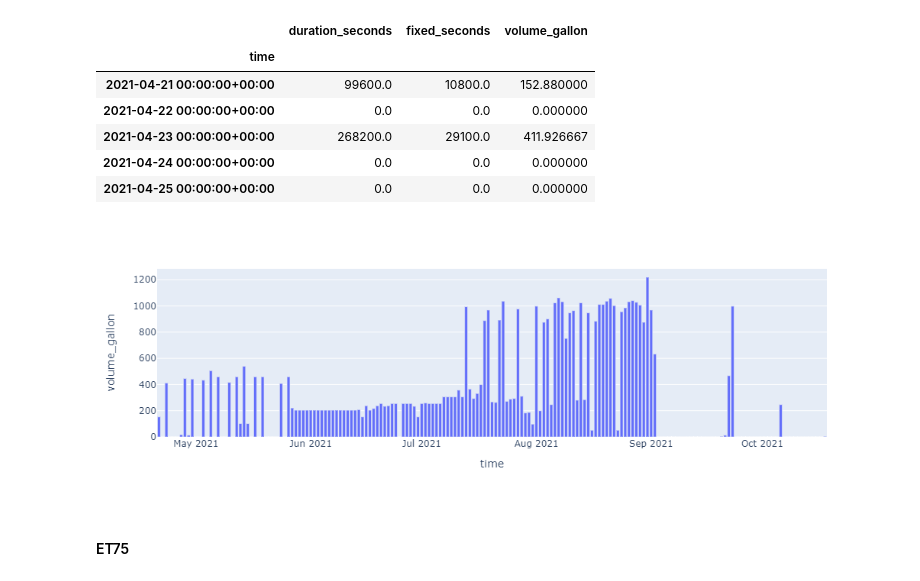
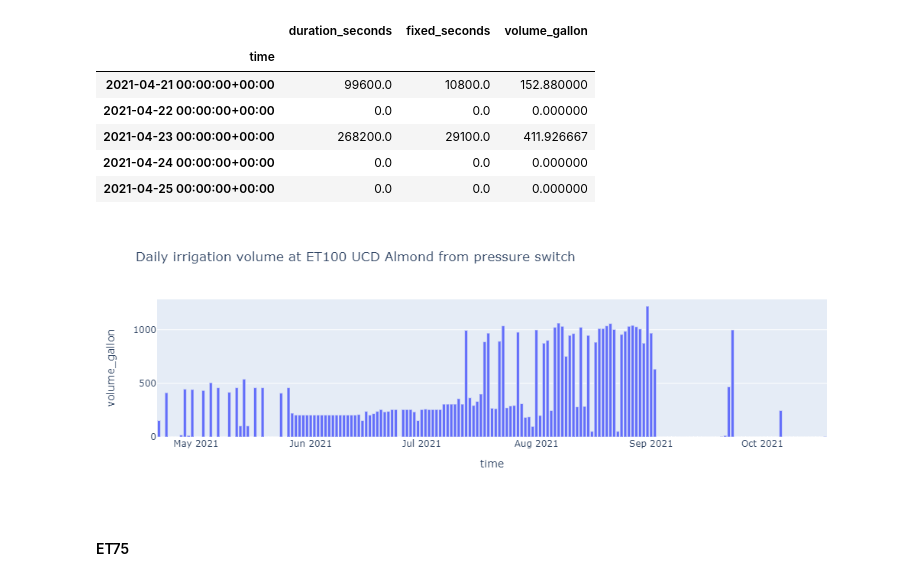
Before and after one commit to Arable/data-check, a Jupyter notebook: pressure_switch_irri_UCD_tomato.ipynb, the cells around one changed output. Saved outputs shown, nothing was run; the diff lists cells and outputs as text; code cells hidden in the pictures.

```diff
--- a/pressure_switch_irri_UCD_tomato.ipynb
+++ b/pressure_switch_irri_UCD_tomato.ipynb
@@ -99,10 +112,10 @@ irrigation_hourly_ET100.head(5)
 irrigation_hourly_ET100=irrigation_hourly_ET100.reset_index()
 # %%
 import plotly.express as px
-fig = px.bar(irrigation_hourly_ET100, x='time', y='volume_gallon')
+fig = px.bar(irrigation_hourly_ET100, x='time', y='volume_gallon', title  ='Daily irrigation volume at ET100 UCD Almond from pressure switch')
 fig.show()
 # %% [output]
-[figure, old version]
+[figure, new version]
 # %% [markdown]
 #### ET75
 # %%
```
Also changed, not shown: parts of 49 cells of this notebook.
